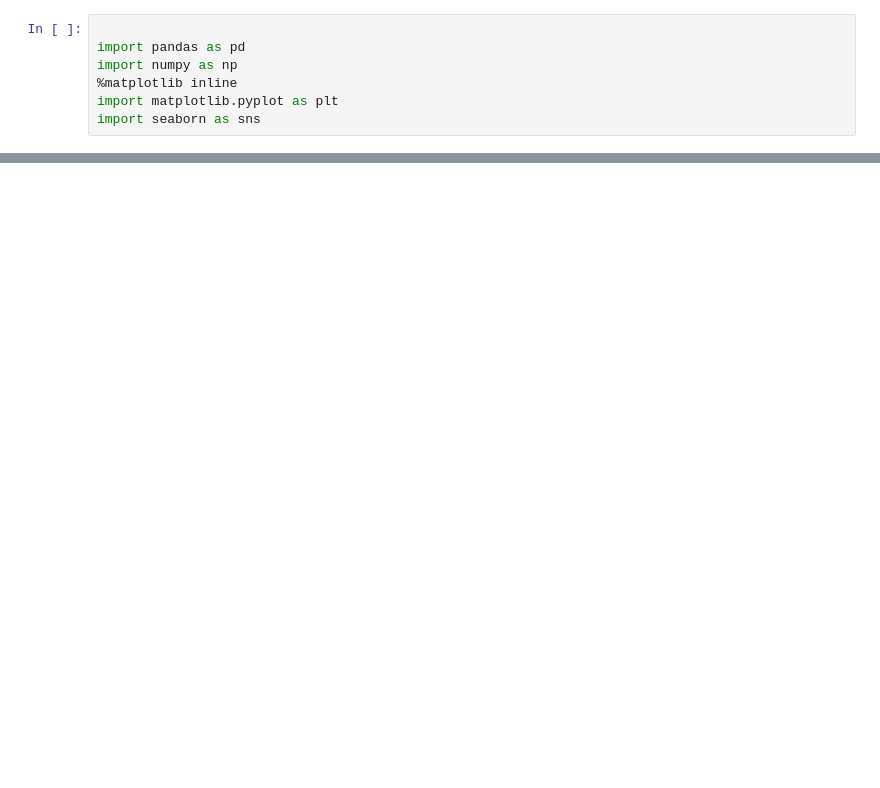
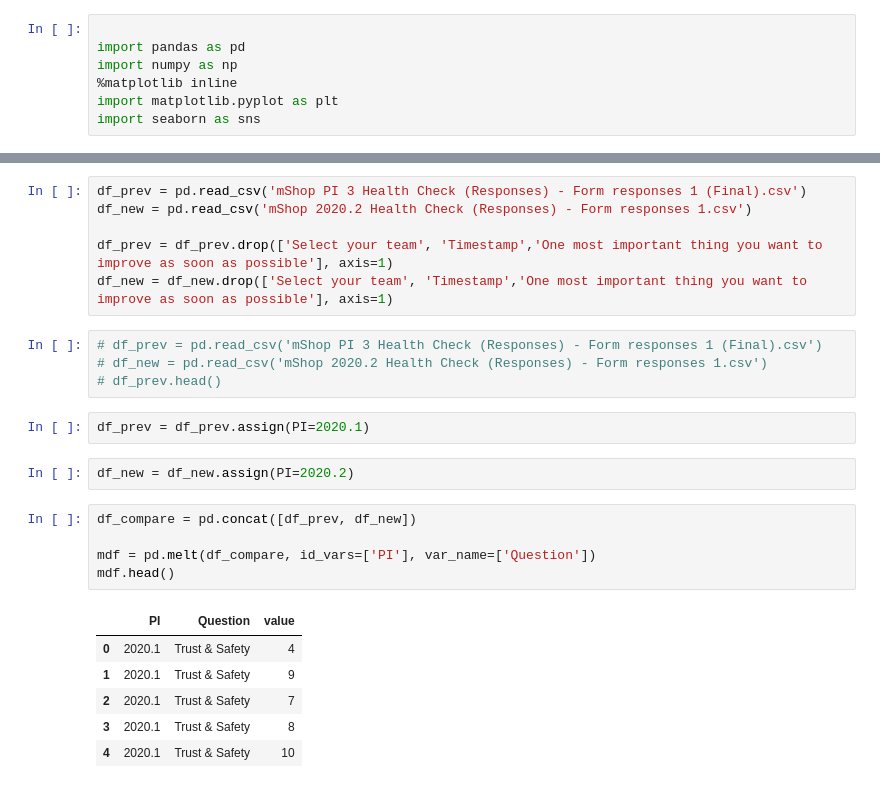
Before and after one commit to marisly/stats, a Jupyter notebook: charts.ipynb, the cells around one changed output, grey strips where cells are left out. Drawn from its saved outputs; the diff is of its cells as text; blank space fills up the shorter version.

```diff
--- a/charts.ipynb
+++ b/charts.ipynb
@@ -83,0 +84,26 @@ for column in columns:
+# %%
+df_prev = pd.read_csv('mShop PI 3 Health Check (Responses) - Form responses 1 (Final).csv')
+df_new = pd.read_csv('mShop 2020.2 Health Check (Responses) - Form responses 1.csv')
+
+df_prev = df_prev.drop(['Select your team', 'Timestamp','One most important thing you want to improve as soon as possible'], axis=1)
+df_new = df_new.drop(['Select your team', 'Timestamp','One most important thing you want to improve as soon as possible'], axis=1)
+# %%
+# df_prev = pd.read_csv('mShop PI 3 Health Check (Responses) - Form responses 1 (Final).csv')
+# df_new = pd.read_csv('mShop 2020.2 Health Check (Responses) - Form responses 1.csv')
+# df_prev.head()
+# %%
+df_prev = df_prev.assign(PI=2020.1)
+# %%
+df_new = df_new.assign(PI=2020.2)
+# %%
+df_compare = pd.concat([df_prev, df_new])
+
+mdf = pd.melt(df_compare, id_vars=['PI'], var_name=['Question'])
+mdf.head()
+# %% [output]
+|  | PI | Question | value |
+| 0 | 2020.1 | Trust & Safety | 4 |
+| 1 | 2020.1 | Trust & Safety | 9 |
+| 2 | 2020.1 | Trust & Safety | 7 |
+| 3 | 2020.1 | Trust & Safety | 8 |
+| 4 | 2020.1 | Trust & Safety | 10 |
```
Also changed, not shown: parts of 5 cells of this notebook, 1 other file.
